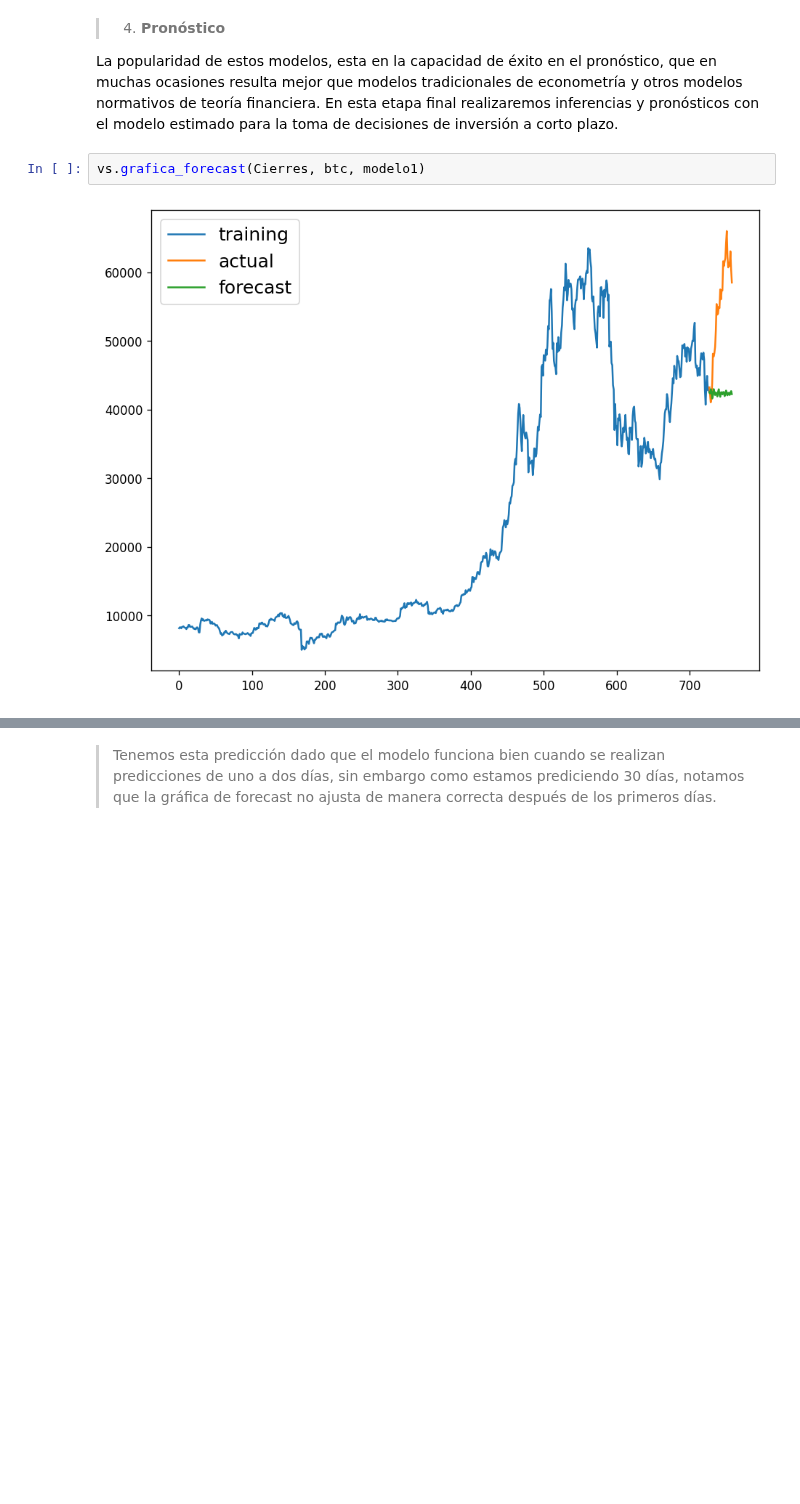
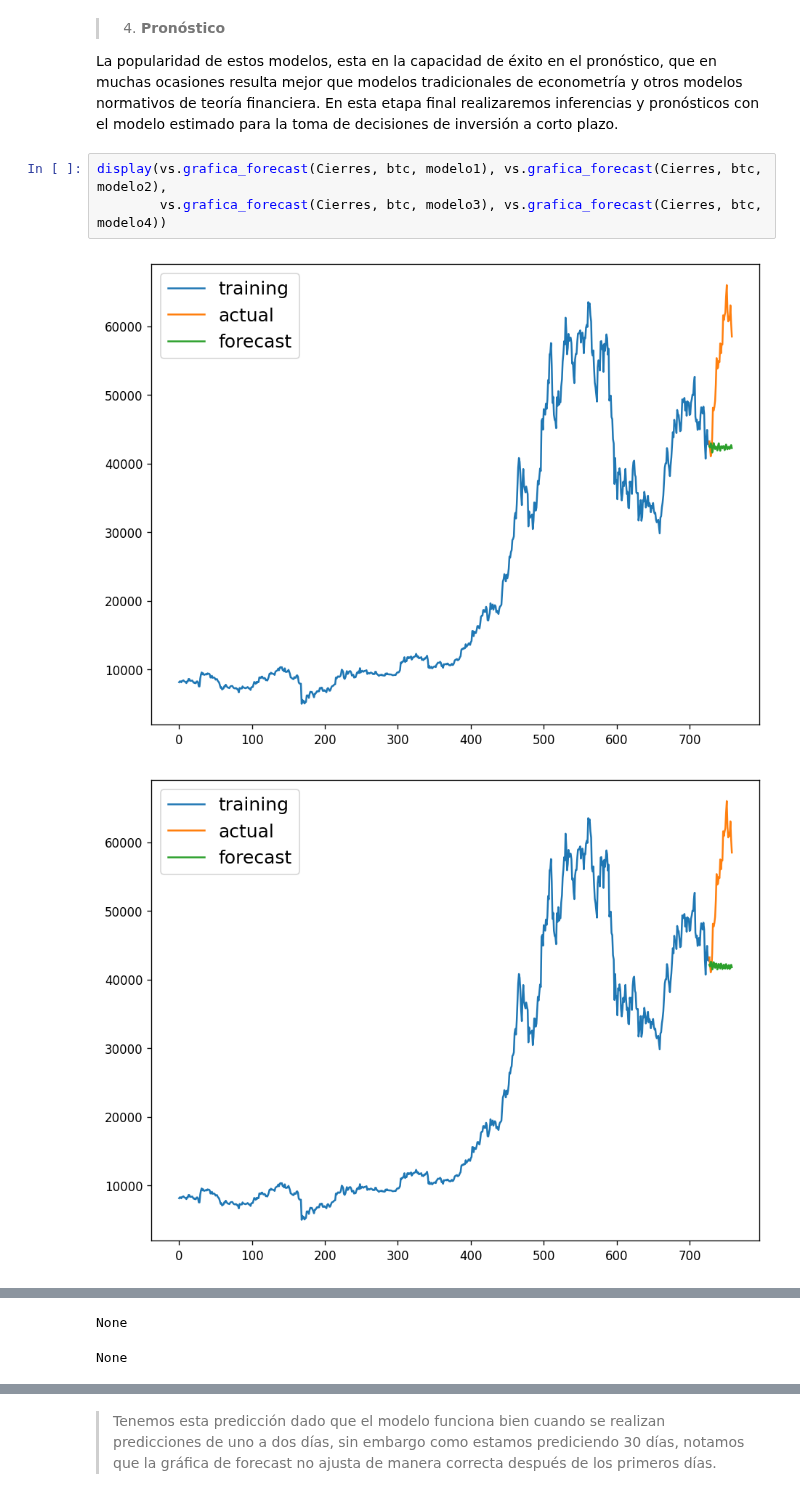
Before and after one commit to Ivanpaniagua7/PAP-ML-O2021, a Jupyter notebook: notebook.ipynb, the cells around one changed output, grey strips where cells are left out. Cells and saved outputs as stored; diff of their text form; blank space fills up the shorter version.

```diff
--- a/notebook.ipynb
+++ b/notebook.ipynb
@@ -406,7 +489,9 @@ Rsquared(Cierres, modelo1)
 > 4. **Pronóstico**
 
 La popularidad de estos modelos, esta en la capacidad de éxito en el pronóstico, que en muchas ocasiones resulta mejor que modelos tradicionales de econometría y otros modelos normativos de teoría financiera. En esta etapa final realizaremos inferencias y pronósticos con el modelo estimado para la toma de decisiones de inversión a corto plazo.
-# %%
-vs.grafica_forecast(Cierres, btc, modelo1)
-# %% [output]
-[figure, removed]
+# %%
+display(vs.grafica_forecast(Cierres, btc, modelo1), vs.grafica_forecast(Cierres, btc, modelo2),
+        vs.grafica_forecast(Cierres, btc, modelo3), vs.grafica_forecast(Cierres, btc, modelo4))
+# %% [output]
+[figure, added]
+[figure, added]
@@ -412,0 +500,2 @@ vs.grafica_forecast(Cierres, btc, modelo1)
+None
+None
```
Also changed, not shown: parts of 21 cells of this notebook, 1 other file.
